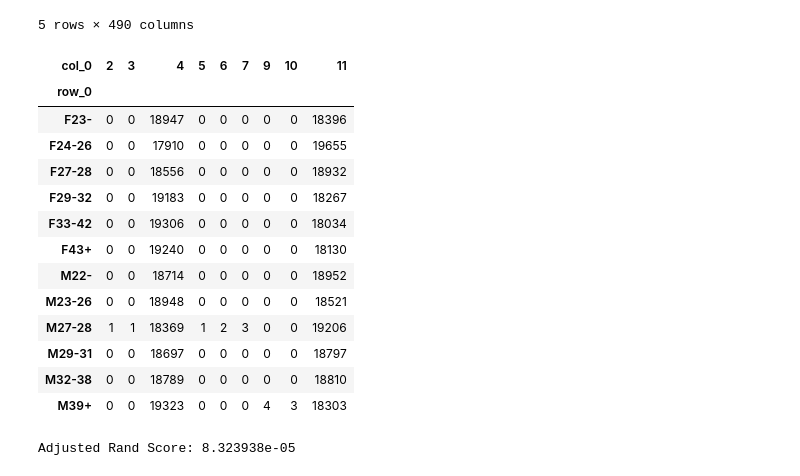
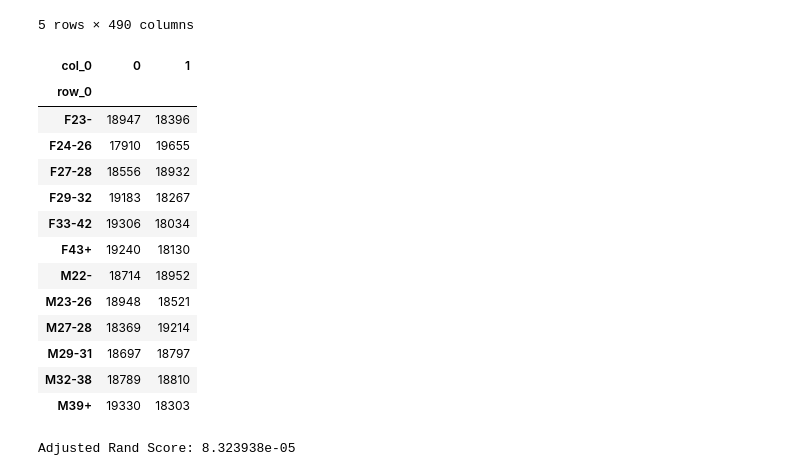
Before and after one commit to lamkg/Thinkful-Final-Capstone, a Jupyter notebook: Final Capstone.ipynb, the cells around one changed output. Drawn from its saved outputs; the diff is of its cells as text; code cells hidden in the pictures.

```diff
--- a/Final Capstone.ipynb
+++ b/Final Capstone.ipynb
@@ -1260,25 +1257,25 @@ kmX_pca = pca.fit_transform(X_norm)
 kmX_test_pca = pca.fit_transform(X_norm_test)
 # %%
 # Calulate predicted values
-kmeans = KMeans(n_clusters=12, init='k-means++', random_state=42, n_init=20, n_jobs=-1)
+kmeans = KMeans(n_clusters=2, init='k-means++', random_state=42, n_init=20, n_jobs=-1)
 y_pred = kmeans.fit_predict(kmX_pca)
 
 pd.crosstab(y_train, y_pred)
 # %% [output]
-| col_0 | 2 | 3 | 4 | 5 | 6 | 7 | 9 | 10 | 11 |
-| row_0 |  |  |  |  |  |  |  |  |  |
-| F23- | 0 | 0 | 18947 | 0 | 0 | 0 | 0 | 0 | 18396 |
-| F24-26 | 0 | 0 | 17910 | 0 | 0 | 0 | 0 | 0 | 19655 |
-| F27-28 | 0 | 0 | 18556 | 0 | 0 | 0 | 0 | 0 | 18932 |
-| F29-32 | 0 | 0 | 19183 | 0 | 0 | 0 | 0 | 0 | 18267 |
-| F33-42 | 0 | 0 | 19306 | 0 | 0 | 0 | 0 | 0 | 18034 |
-| F43+ | 0 | 0 | 19240 | 0 | 0 | 0 | 0 | 0 | 18130 |
-| M22- | 0 | 0 | 18714 | 0 | 0 | 0 | 0 | 0 | 18952 |
-| M23-26 | 0 | 0 | 18948 | 0 | 0 | 0 | 0 | 0 | 18521 |
-| M27-28 | 1 | 1 | 18369 | 1 | 2 | 3 | 0 | 0 | 19206 |
-| M29-31 | 0 | 0 | 18697 | 0 | 0 | 0 | 0 | 0 | 18797 |
-| M32-38 | 0 | 0 | 18789 | 0 | 0 | 0 | 0 | 0 | 18810 |
-| M39+ | 0 | 0 | 19323 | 0 | 0 | 0 | 4 | 3 | 18303 |
+| col_0 | 0 | 1 |
+| row_0 |  |  |
+| F23- | 18947 | 18396 |
+| F24-26 | 17910 | 19655 |
+| F27-28 | 18556 | 18932 |
+| F29-32 | 19183 | 18267 |
+| F33-42 | 19306 | 18034 |
+| F43+ | 19240 | 18130 |
+| M22- | 18714 | 18952 |
+| M23-26 | 18948 | 18521 |
+| M27-28 | 18369 | 19214 |
+| M29-31 | 18697 | 18797 |
+| M32-38 | 18789 | 18810 |
+| M39+ | 19330 | 18303 |
 # %%
 from sklearn.metrics import adjusted_rand_score
 print('Adjusted Rand Score: {:0.7}'.format(adjusted_rand_score(y_train, y_pred)))
```
Also changed, not shown: parts of 2 cells of this notebook.
